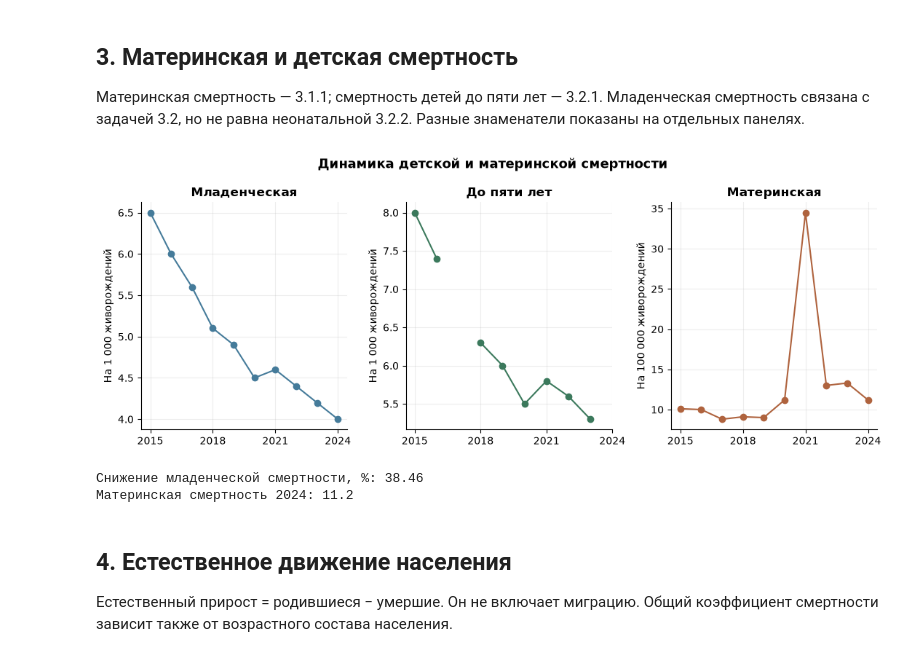
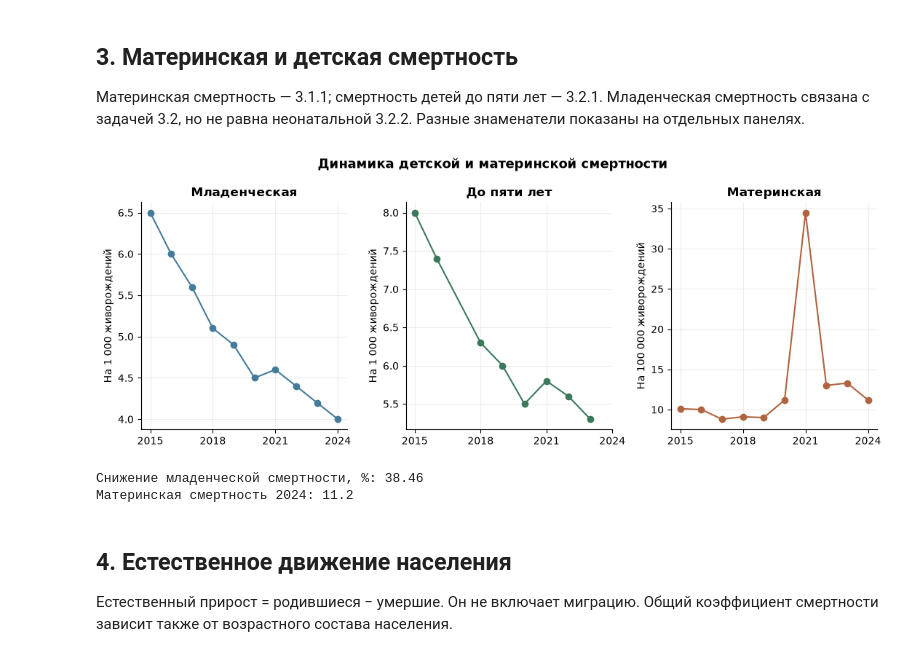
Before and after one commit to sanisymerr/trust-road, a Jupyter notebook: analysis.ipynb, the cells around one changed output. Drawn from its saved outputs; the diff is of its cells as text; code cells hidden in the pictures.

```diff
--- a/analysis.ipynb
+++ b/analysis.ipynb
@@ -95,7 +96,8 @@ def save(fig, name):
 # %%
 fig, ax = plt.subplots(figsize=(10.5, 4.5))
 for column, label, color in [("opzh", "Россия, всё население", GREEN), ("opzh_m", "Мужчины", BLUE), ("opzh_f", "Женщины", ORANGE)]:
-    ax.plot(rf.year, rf[column], marker="o", color=color, label=label)
+    observed = rf[["year", column]].dropna()
+    ax.plot(observed.year, observed[column], marker="o", color=color, label=label)
 ax.set(title="Ожидаемая продолжительность жизни в России", ylabel="Лет", xlabel="Год", xticks=rf.year)
 ax.axvspan(2020, 2021, color="#dce4dd", alpha=.45)
 ax.legend(loc="lower left", ncol=3)
@@ -121,14 +123,15 @@ display(rf[["year", "opzh", "gender_gap"]])
 # %%
 fig, axes = plt.subplots(1, 3, figsize=(11, 4.2))
 for ax, col, title, unit, color in zip(axes, ["inf_mort", "under5_mort", "mat_mort"], ["Младенческая", "До пяти лет", "Материнская"], ["На 1 000 живорождений", "На 1 000 живорождений", "На 100 000 живорождений"], [BLUE, GREEN, ORANGE]):
-    ax.plot(rf.year, rf[col], marker="o", color=color)
+    observed = rf[["year", col]].dropna()
+    ax.plot(observed.year, observed[col], marker="o", color=color)
     ax.set(title=title, ylabel=unit, xticks=[2015,2018,2021,2024])
 fig.suptitle("Динамика детской и материнской смертности", fontsize=13, fontweight="bold")
 save(fig, "mortality.png")
 print("Снижение младенческой смертности, %:", round((1-rf.iloc[-1].inf_mort/rf.iloc[0].inf_mort)*100,2))
 print("Материнская смертность 2024:", rf.loc[rf.year==2024,"mat_mort"].iloc[0])
 # %% [output]
-[figure, old version]
+[figure, new version]
 Снижение младенческой смертности, %: 38.46
 Материнская смертность 2024: 11.2
 # %% [markdown]
```
Also changed, not shown: parts of 4 cells of this notebook, 17 other files.
